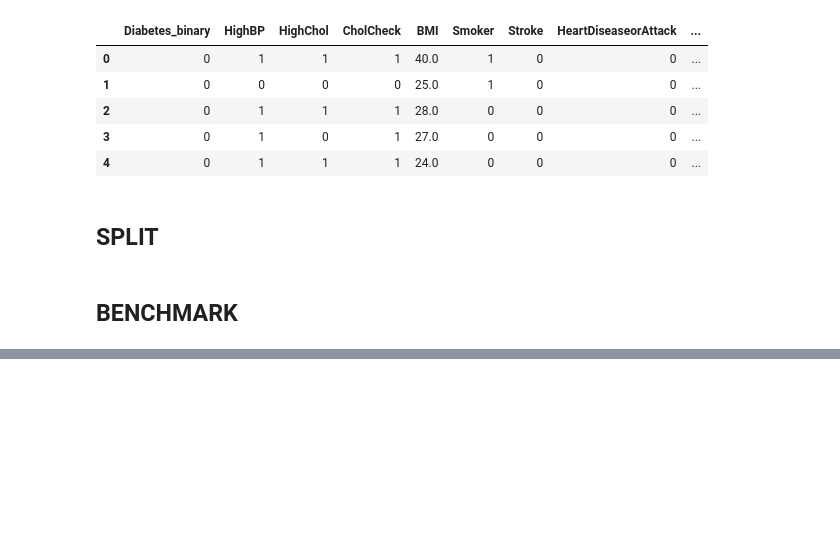
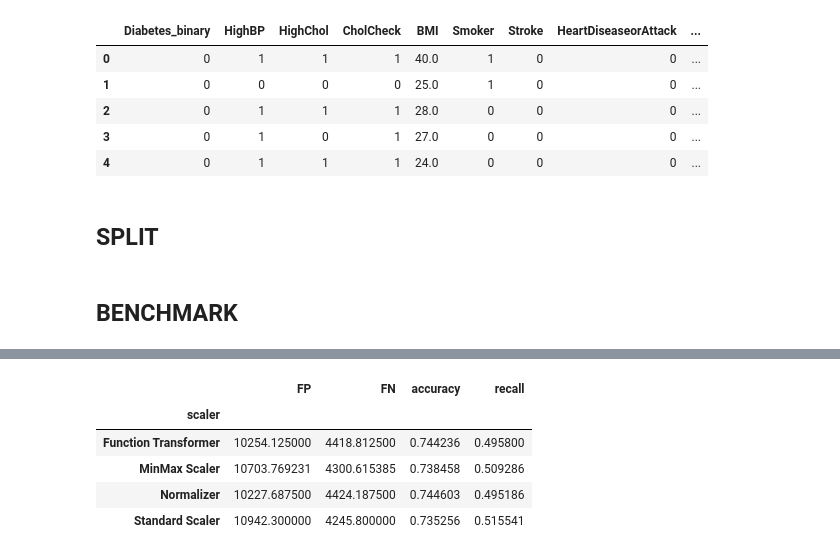
Before and after one commit to dplazau/ironhack-bootcamp, a Jupyter notebook: projects/ironhack-final-project/index.ipynb, the cells around one changed output, grey strips where cells are left out. Cells and saved outputs as stored; diff of their text form; code cells hidden in the pictures; blank space fills up the shorter version.

```diff
--- a/projects/ironhack-final-project/index.ipynb
+++ b/projects/ironhack-final-project/index.ipynb
@@ -376,0 +341,10 @@ sns.lineplot(data=results_df, x="FN", y="accuracy")
+# %%
+results_by_scaler = results_df.groupby(by="scaler")
+results_by_scaler.mean()
+# %% [output]
+|  | FP | FN | accuracy | recall |
+| scaler |  |  |  |  |
+| Function Transformer | 10254.125000 | 4418.812500 | 0.744236 | 0.495800 |
+| MinMax Scaler | 10703.769231 | 4300.615385 | 0.738458 | 0.509286 |
+| Normalizer | 10227.687500 | 4424.187500 | 0.744603 | 0.495186 |
+| Standard Scaler | 10942.300000 | 4245.800000 | 0.735256 | 0.515541 |
```
Also changed, not shown: parts of 10 cells of this notebook, 3 other files.
